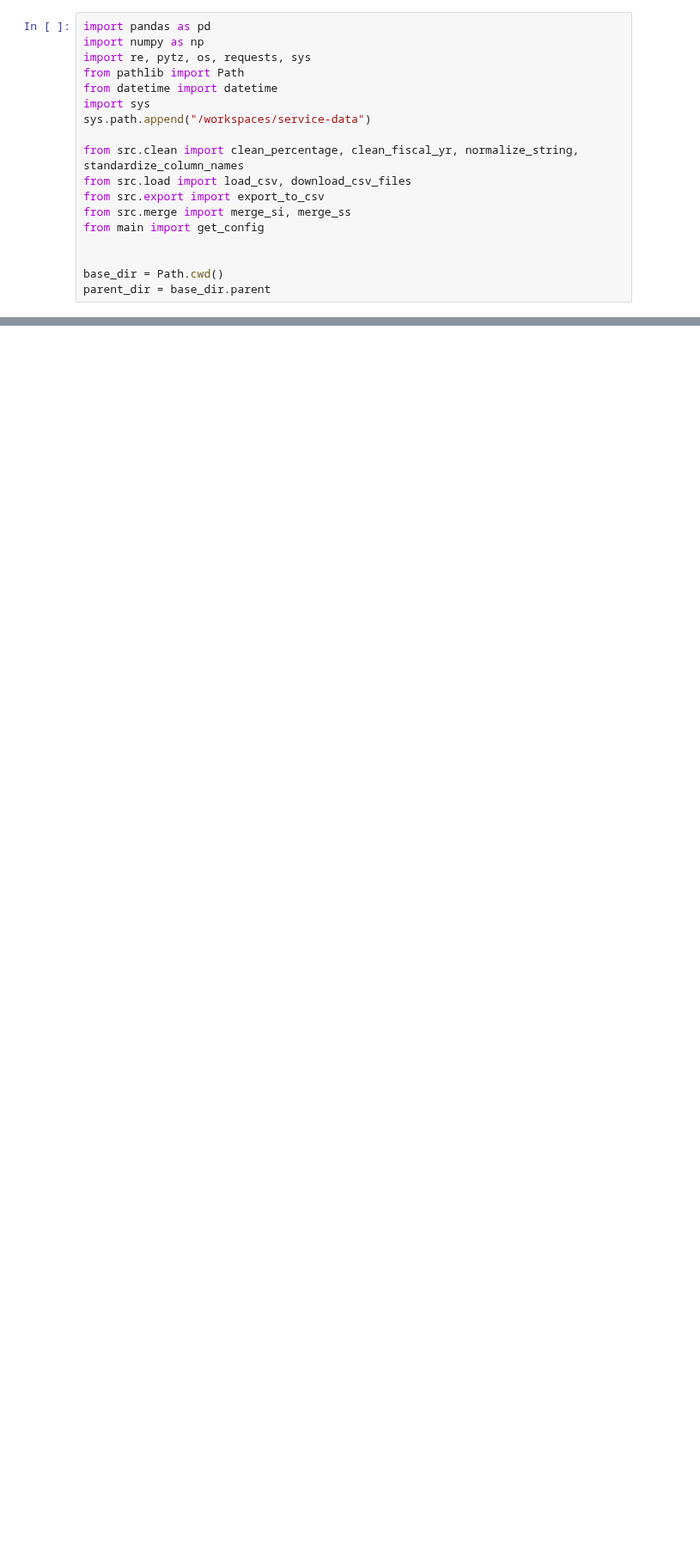
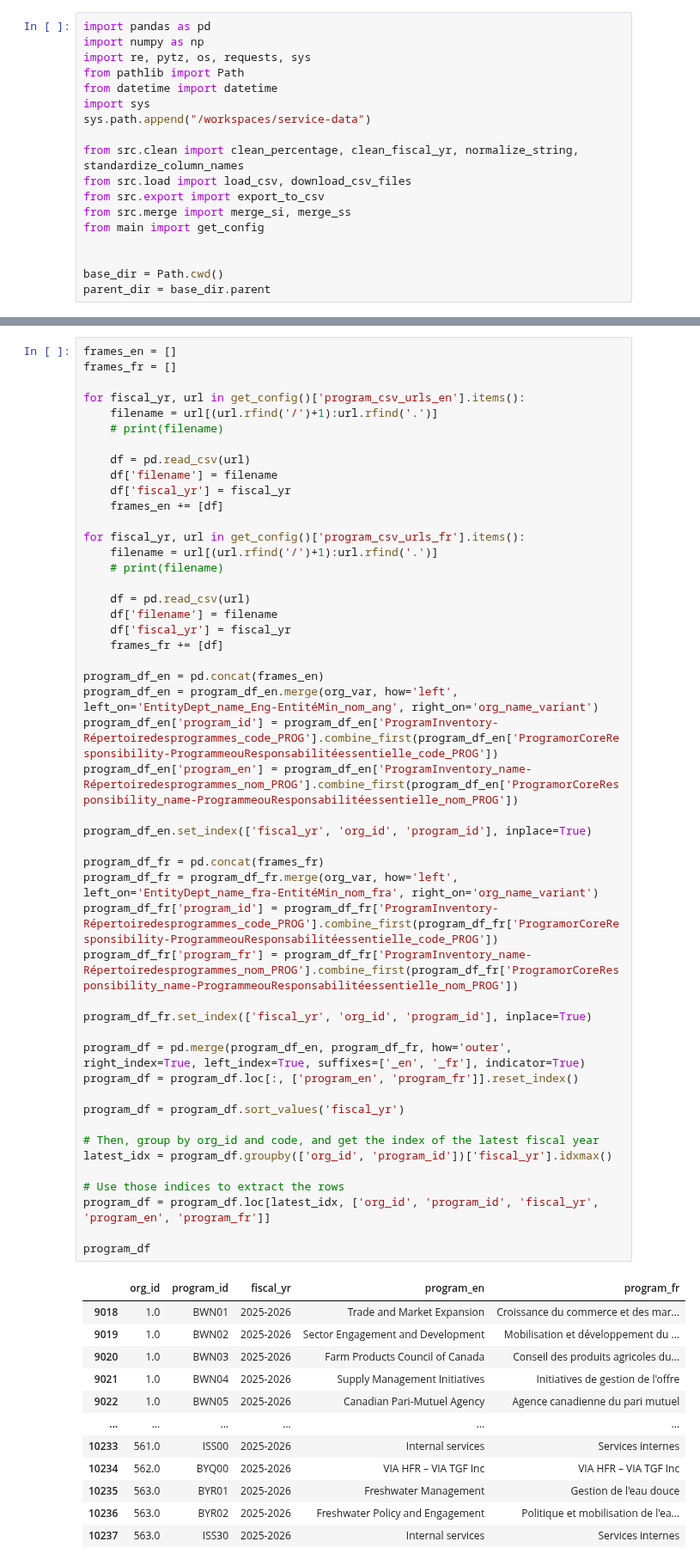
Before and after one commit to gcperformance/service-data, a Jupyter notebook: notebooks/program_list.ipynb, the cells around one changed output, grey strips where cells are left out. Shown at 86% size. Drawn from its saved outputs; the diff is of its cells as text; blank space fills up the shorter version.

```diff
--- a/notebooks/program_list.ipynb
+++ b/notebooks/program_list.ipynb
@@ -129,0 +46,61 @@ memory usage: 1.2+ MB
+# %%
+frames_en = []
+frames_fr = []
+
+for fiscal_yr, url in get_config()['program_csv_urls_en'].items():
+    filename = url[(url.rfind('/')+1):url.rfind('.')]
+    # print(filename)
+
+    df = pd.read_csv(url)
+    df['filename'] = filename
+    df['fiscal_yr'] = fiscal_yr
+    frames_en += [df]
+
+for fiscal_yr, url in get_config()['program_csv_urls_fr'].items():
+    filename = url[(url.rfind('/')+1):url.rfind('.')]
+    # print(filename)
+
+    df = pd.read_csv(url)
+    df['filename'] = filename
+    df['fiscal_yr'] = fiscal_yr
+    frames_fr += [df]
+
+program_df_en = pd.concat(frames_en)
+program_df_en = program_df_en.merge(org_var, how='left', left_on='EntityDept_name_Eng-EntitéMin_nom_ang', right_on='org_name_variant')
+program_df_en['program_id'] = program_df_en['ProgramInventory-Répertoiredesprogrammes_code_PROG'].combine_first(program_df_en['ProgramorCoreResponsibility-ProgrammeouResponsabilitéessentielle_code_PROG'])
+program_df_en['program_en'] = program_df_en['ProgramInventory_name-Répertoiredesprogrammes_nom_PROG'].combine_first(program_df_en['ProgramorCoreResponsibility_name-ProgrammeouResponsabilitéessentielle_nom_PROG'])
+
+program_df_en.set_index(['fiscal_yr', 'org_id', 'program_id'], inplace=True)
+
+program_df_fr = pd.concat(frames_fr)
+program_df_fr = program_df_fr.merge(org_var, how='left', left_on='EntityDept_name_fra-EntitéMin_nom_fra', right_on='org_name_variant')
+program_df_fr['program_id'] = program_df_fr['ProgramInventory-Répertoiredesprogrammes_code_PROG'].combine_first(program_df_fr['ProgramorCoreResponsibility-ProgrammeouResponsabilitéessentielle_code_PROG'])
+program_df_fr['program_fr'] = program_df_fr['ProgramInventory_name-Répertoiredesprogrammes_nom_PROG'].combine_first(program_df_fr['ProgramorCoreResponsibility_name-ProgrammeouResponsabilitéessentielle_nom_PROG'])
+
+program_df_fr.set_index(['fiscal_yr', 'org_id', 'program_id'], inplace=True)
+
+program_df = pd.merge(program_df_en, program_df_fr, how='outer', right_index=True, left_index=True, suffixes=['_en', '_fr'], indicator=True)
+program_df = program_df.loc[:, ['program_en', 'program_fr']].reset_index()
+
+program_df = program_df.sort_values('fiscal_yr')
+
+# Then, group by org_id and code, and get the index of the latest fiscal year
+latest_idx = program_df.groupby(['org_id', 'program_id'])['fiscal_yr'].idxmax()
+
+# Use those indices to extract the rows
+program_df = program_df.loc[latest_idx, ['org_id', 'program_id', 'fiscal_yr', 'program_en', 'program_fr']]
+
+program_df
+# %% [output]
+|  | org_id | program_id | fiscal_yr | program_en | program_fr |
+| 9018 | 1.0 | BWN01 | 2025-2026 | Trade and Market Expansion | Croissance du commerce et des mar... |
+| 9019 | 1.0 | BWN02 | 2025-2026 | Sector Engagement and Development | Mobilisation et développement du ... |
+| 9020 | 1.0 | BWN03 | 2025-2026 | Farm Products Council of Canada | Conseil des produits agricoles du... |
+| 9021 | 1.0 | BWN04 | 2025-2026 | Supply Management Initiatives | Initiatives de gestion de l'offre |
+| 9022 | 1.0 | BWN05 | 2025-2026 | Canadian Pari-Mutuel Agency | Agence canadienne du pari mutuel |
+| ... | ... | ... | ... | ... | ... |
+| 10233 | 561.0 | ISS00 | 2025-2026 | Internal services | Services internes |
+| 10234 | 562.0 | BYQ00 | 2025-2026 | VIA HFR – VIA TGF Inc | VIA HFR – VIA TGF Inc |
+| 10235 | 563.0 | BYR01 | 2025-2026 | Freshwater Management | Gestion de l'eau douce |
+| 10236 | 563.0 | BYR02 | 2025-2026 | Freshwater Policy and Engagement | Politique et mobilisation de l'ea... |
+| 10237 | 563.0 | ISS30 | 2025-2026 | Internal services | Services internes |
```
Also changed, not shown: parts of 8 cells of this notebook, 5 other files.
